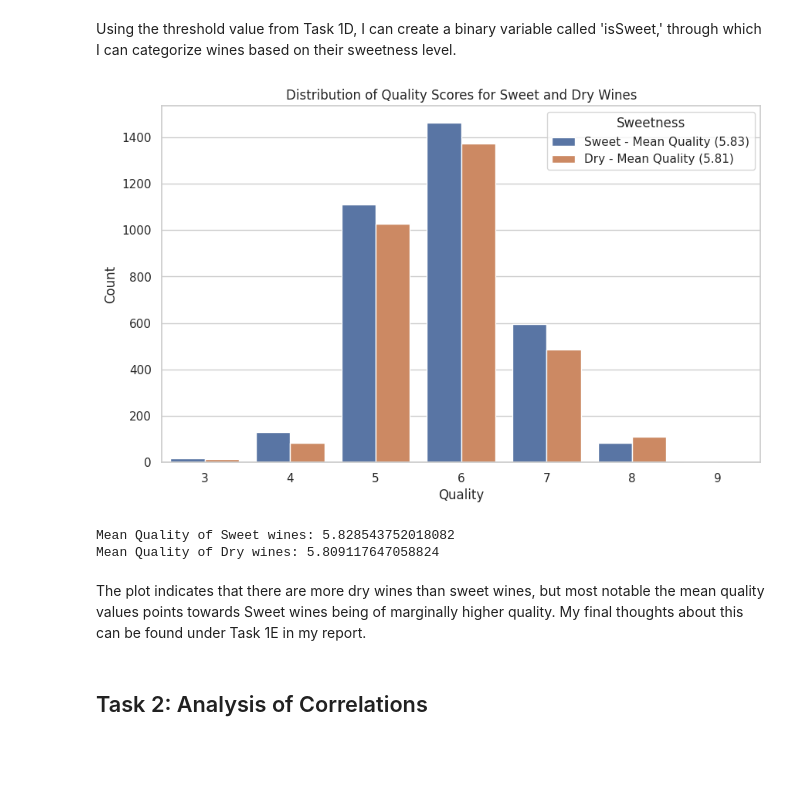
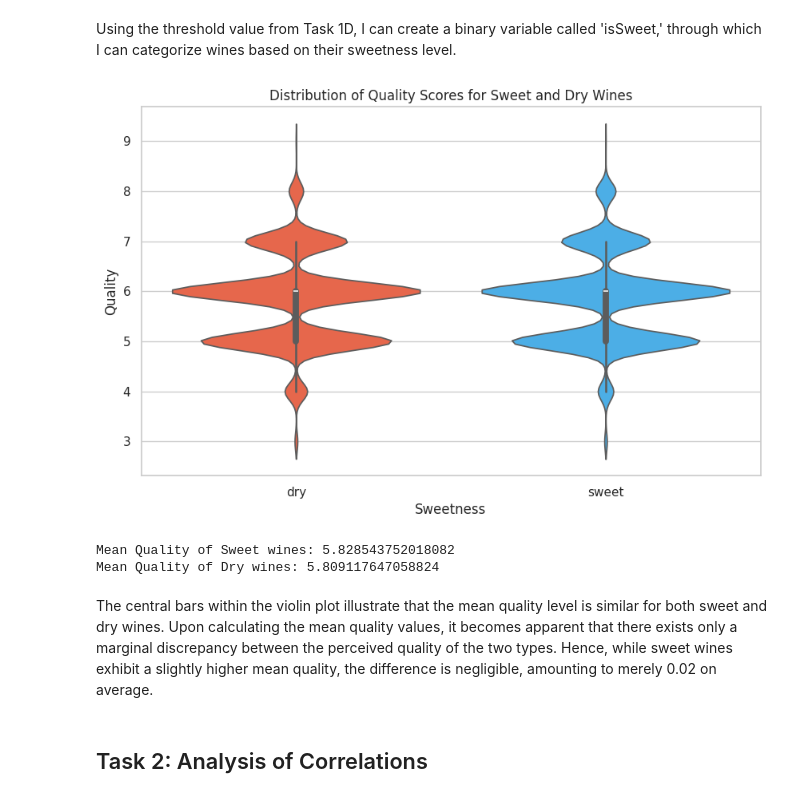
Before and after one commit to SrivikramMV/CSC2031, a Jupyter notebook: CSC2034_Project_FInal.ipynb, the cells around one changed output. Cells and saved outputs as stored; diff of their text form; code cells hidden in the pictures; blank space fills up the shorter version.

```diff
--- a/CSC2034_Project_FInal.ipynb
+++ b/CSC2034_Project_FInal.ipynb
@@ -204,35 +204,33 @@ Using the threshold value from Task 1D, I can create a binary variable called 'i
 # %%
 threshold_sweetness = 3.5
 
 def label_sweetness(residual_sugar):
     if residual_sugar >= threshold_sweetness:
         return 'sweet'
     else:
         return 'dry'
 
 combined_df['isSweet'] = combined_df['residual sugar'].apply(label_sweetness)
 
 mean_quality_sweet = combined_df[combined_df['isSweet'] == 'sweet']['quality'].mean()
 mean_quality_dry = combined_df[combined_df['isSweet'] == 'dry']['quality'].mean()
 
 plt.figure(figsize=(10, 6))
-sns.countplot(data=combined_df, x='quality', hue='isSweet')
+sns.violinplot(data=combined_df, x='isSweet', y='quality', palette=["#FF5733", "#33B5FF"])
 plt.title('Distribution of Quality Scores for Sweet and Dry Wines')
-plt.xlabel('Quality')
-plt.ylabel('Count')
-plt.legend(title='Sweetness', loc='upper right', labels=[f'Sweet - Mean Quality ({mean_quality_sweet:.2f})', f'Dry - Mean Quality ({mean_quality_dry:.2f})'])
-
+plt.xlabel('Sweetness')
+plt.ylabel('Quality')
 plt.show()
 
 print()
 print("Mean Quality of Sweet wines:", mean_quality_sweet)
 print("Mean Quality of Dry wines:", mean_quality_dry)
 # %% [output]
-[figure, old version]
+[figure, new version]
 Mean Quality of Sweet wines: 5.828543752018082
 Mean Quality of Dry wines: 5.809117647058824
-# %% [markdown]
-The plot indicates that there are more dry wines than sweet wines, but most notable the mean quality values points towards Sweet wines being of marginally higher quality. My final thoughts about this can be found under Task 1E in my report.
+# %% [markdown]
+The central bars within the violin plot illustrate that the mean quality level is similar for both sweet and dry wines. Upon calculating the mean quality values, it becomes apparent that there exists only a marginal discrepancy between the perceived quality of the two types. Hence, while sweet wines exhibit a slightly higher mean quality, the difference is negligible, amounting to merely 0.02 on average.
 # %% [markdown]
 ## Task 2: Analysis of Correlations
 # %% [markdown]
```
Also changed, not shown: parts of 2 cells of this notebook.
